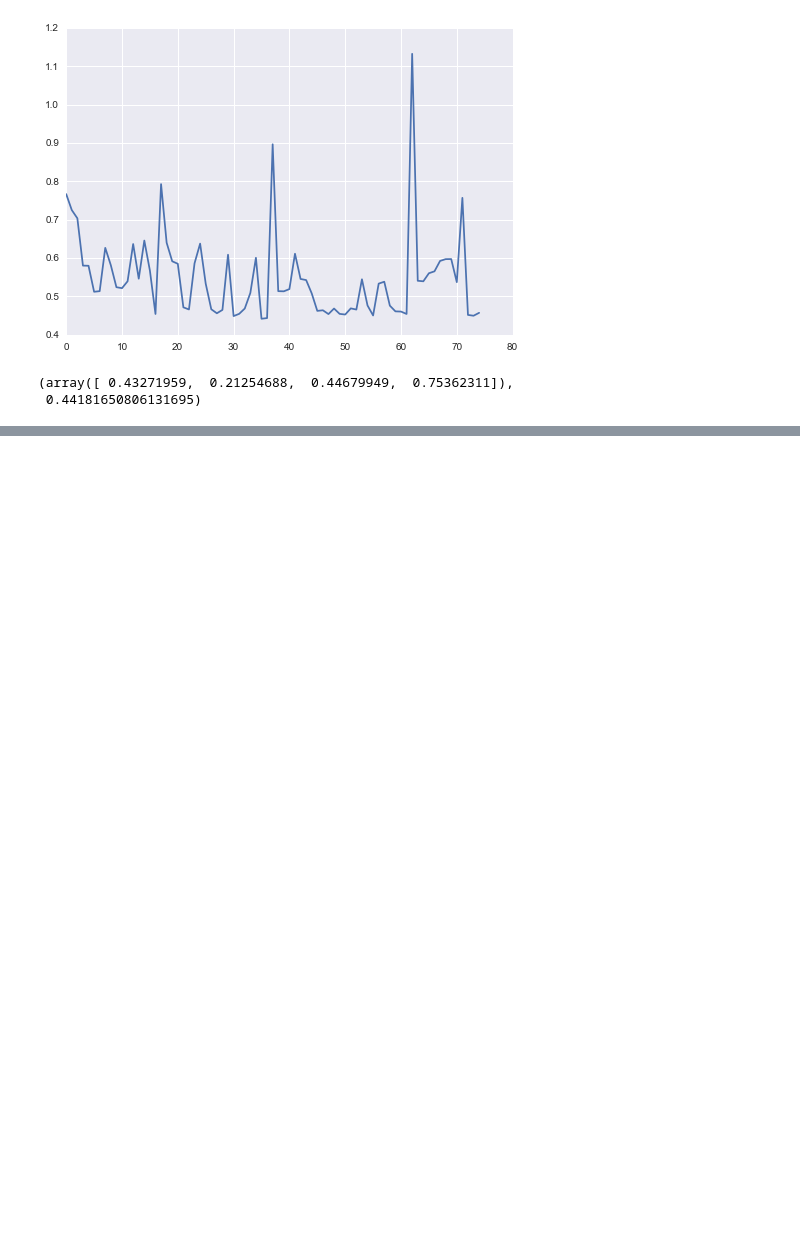
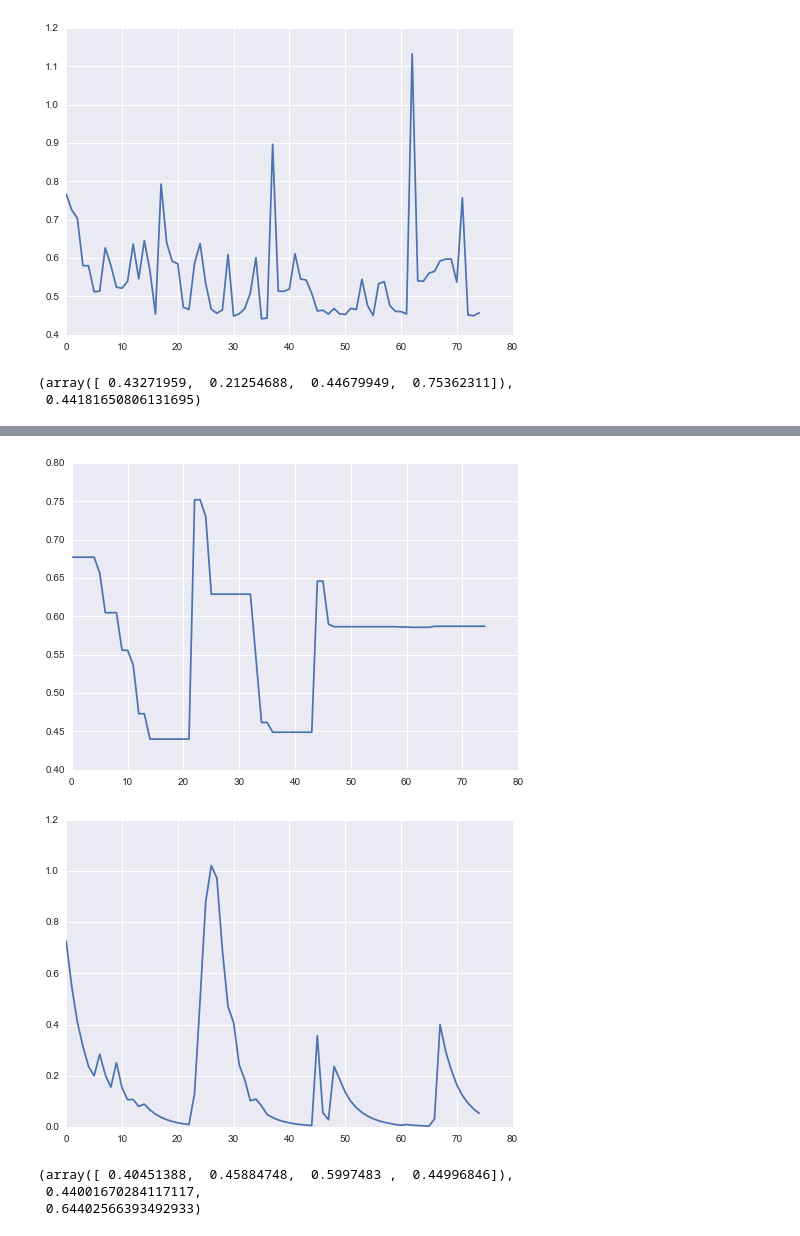
Before and after one commit to MatthewMcGonagle/KaggleLeaf, a Jupyter notebook: analyzeratios.ipynb, the cells around one changed output, grey strips where cells are left out. Drawn from its saved outputs; the diff is of its cells as text; code cells hidden in the pictures; blank space fills up the shorter version.

```diff
--- a/analyzeratios.ipynb
+++ b/analyzeratios.ipynb
@@ -705,0 +914,15 @@ paramList[minIndex], loglossList[minIndex]
+# %%
+loglossList = np.array(loglossList)
+plt.plot(loglossList)
+plt.show()
+plt.plot(pChangeList)
+plt.show()
+
+minIndex = np.argmin(loglossList)
+paramList[minIndex], loglossList[minIndex], np.exp(-loglossList[minIndex])
+# %% [output]
+[figure, added]
+[figure, added]
+(array([ 0.40451388,  0.45884748,  0.5997483 ,  0.44996846]),
+ 0.44001670284117117,
+ 0.64402566393492933)
```
Also changed, not shown: parts of 10 cells of this notebook.
